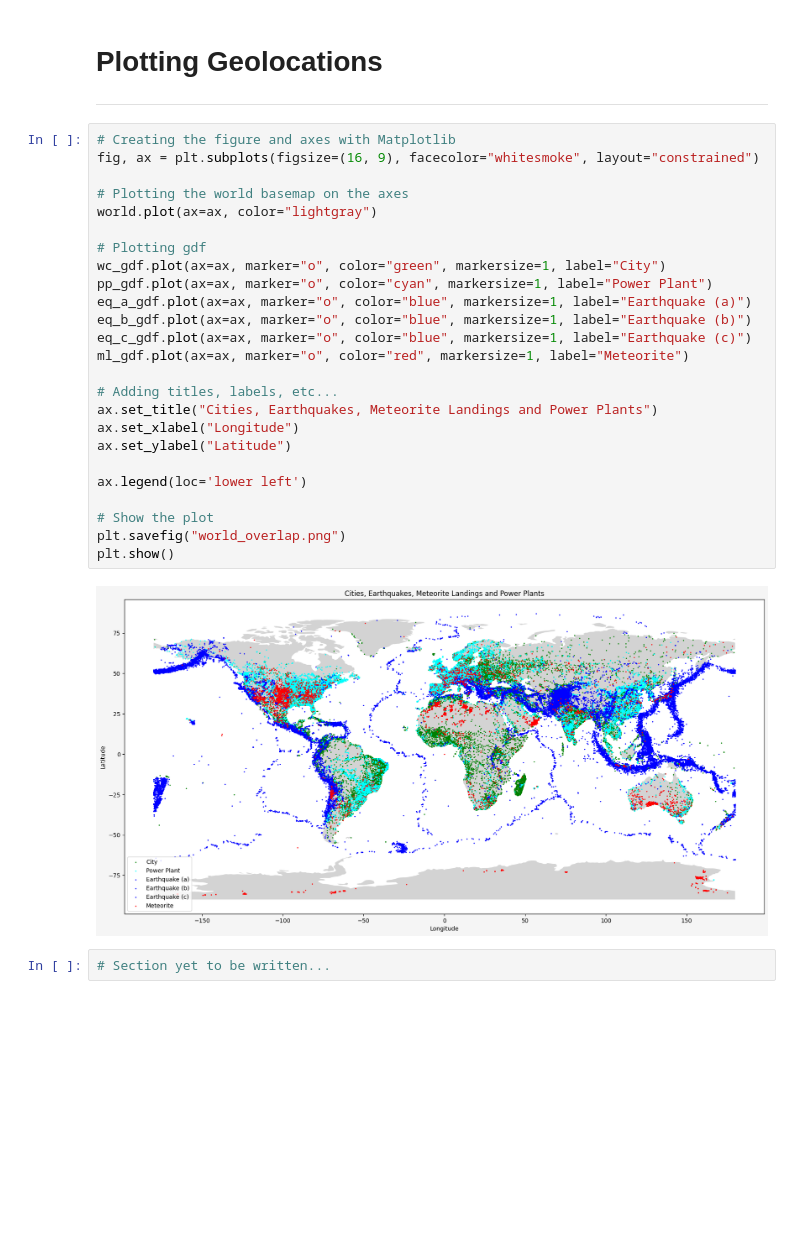
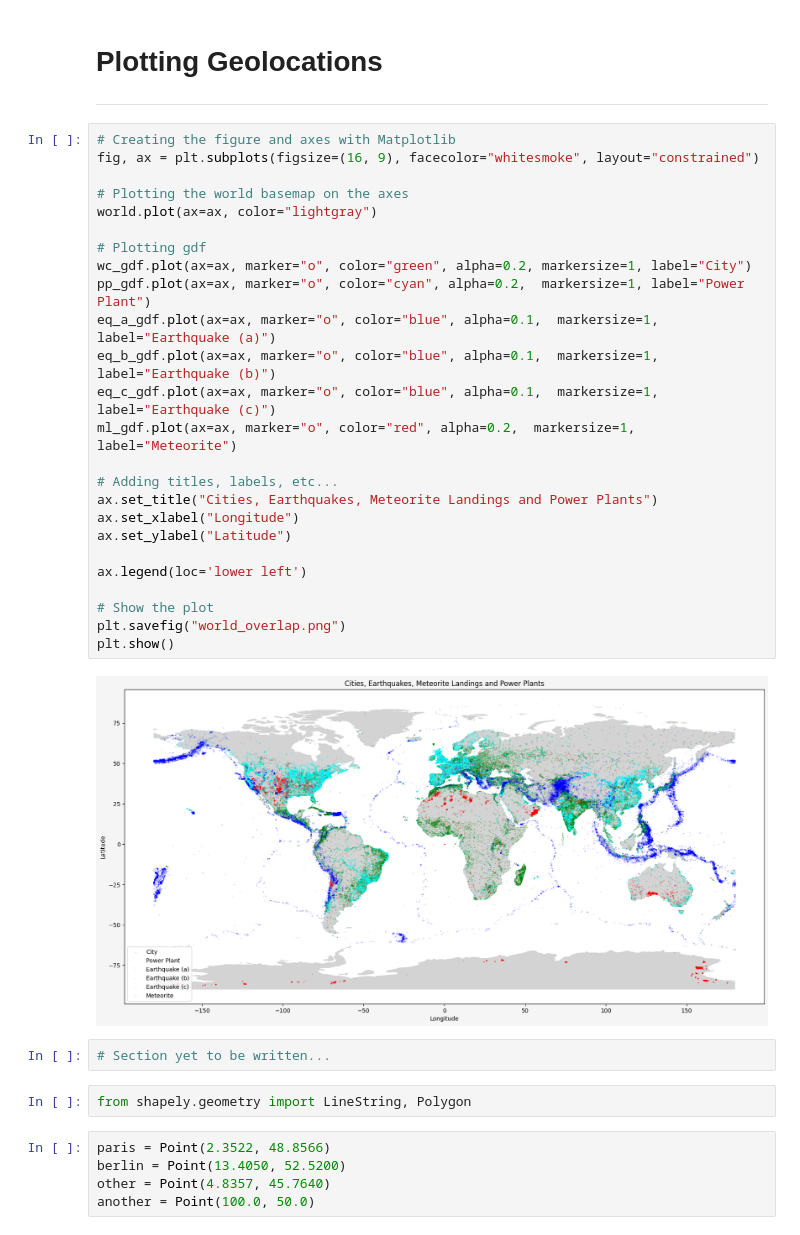
Before and after one commit to janiejestemja/geo, a Jupyter notebook: eda_sketch.ipynb, the cells around one changed output. Saved outputs shown, nothing was run; the diff lists cells and outputs as text; blank space fills up the shorter version.

```diff
--- a/eda_sketch.ipynb
+++ b/eda_sketch.ipynb
@@ -372,29 +418,36 @@ plt.show()
 # %%
 # Creating the figure and axes with Matplotlib
 fig, ax = plt.subplots(figsize=(16, 9), facecolor="whitesmoke", layout="constrained")
 
 # Plotting the world basemap on the axes
 world.plot(ax=ax, color="lightgray")
 
 # Plotting gdf
-wc_gdf.plot(ax=ax, marker="o", color="green", markersize=1, label="City")
-pp_gdf.plot(ax=ax, marker="o", color="cyan", markersize=1, label="Power Plant")
-eq_a_gdf.plot(ax=ax, marker="o", color="blue", markersize=1, label="Earthquake (a)")
-eq_b_gdf.plot(ax=ax, marker="o", color="blue", markersize=1, label="Earthquake (b)")
-eq_c_gdf.plot(ax=ax, marker="o", color="blue", markersize=1, label="Earthquake (c)")
-ml_gdf.plot(ax=ax, marker="o", color="red", markersize=1, label="Meteorite")
+wc_gdf.plot(ax=ax, marker="o", color="green", alpha=0.2, markersize=1, label="City")
+pp_gdf.plot(ax=ax, marker="o", color="cyan", alpha=0.2,  markersize=1, label="Power Plant")
+eq_a_gdf.plot(ax=ax, marker="o", color="blue", alpha=0.1,  markersize=1, label="Earthquake (a)")
+eq_b_gdf.plot(ax=ax, marker="o", color="blue", alpha=0.1,  markersize=1, label="Earthquake (b)")
+eq_c_gdf.plot(ax=ax, marker="o", color="blue", alpha=0.1,  markersize=1, label="Earthquake (c)")
+ml_gdf.plot(ax=ax, marker="o", color="red", alpha=0.2,  markersize=1, label="Meteorite")
 
 # Adding titles, labels, etc...
 ax.set_title("Cities, Earthquakes, Meteorite Landings and Power Plants")
 ax.set_xlabel("Longitude")
 ax.set_ylabel("Latitude")
 
 ax.legend(loc='lower left')
 
 # Show the plot
 plt.savefig("world_overlap.png")
 plt.show()
 # %% [output]
-[figure, old version]
+[figure, new version]
 # %%
 # Section yet to be written...
+# %%
+from shapely.geometry import LineString, Polygon
+# %%
+paris = Point(2.3522, 48.8566)
+berlin = Point(13.4050, 52.5200)
+other = Point(4.8357, 45.7640)
+another = Point(100.0, 50.0)
```
Also changed, not shown: parts of 26 cells of this notebook, 1 other file.
